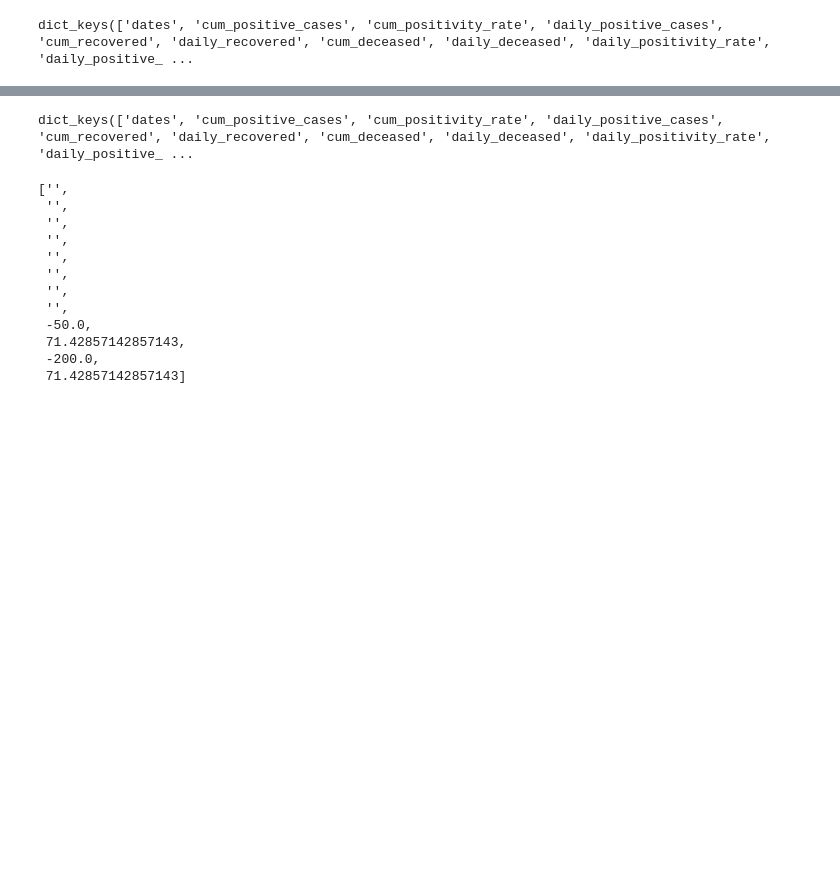
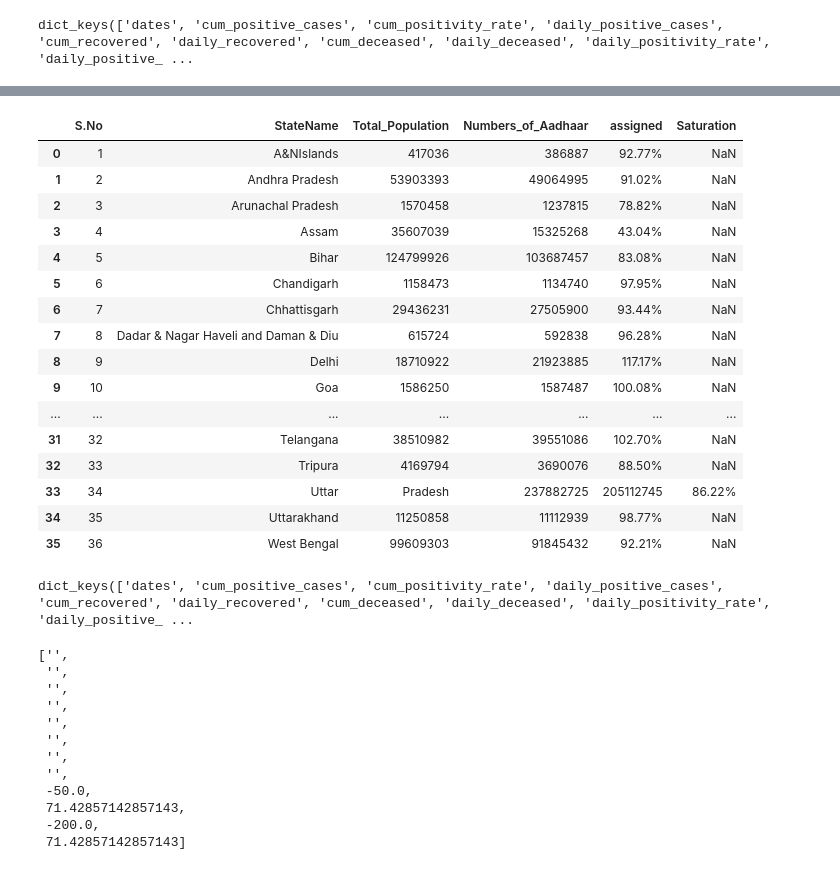
Before and after one commit to aberrantdoc/policydashboard, a Jupyter notebook: district_data/district_demo_correct-V2.ipynb, the cells around one changed output, grey strips where cells are left out. Drawn from its saved outputs; the diff is of its cells as text; code cells hidden in the pictures; blank space fills up the shorter version.

```diff
--- a/district_data/district_demo_correct-V2.ipynb
+++ b/district_data/district_demo_correct-V2.ipynb
@@ -54 +81,22 @@ districts.remove("Aurangabad")
+# %%
+state_population = pd.read_csv("aadhar_population_state.csv")
+state_population
+# %% [output]
+|  | S.No | StateName | Total_Population | Numbers_of_Aadhaar | assigned | Saturation |
+| 0 | 1 | A&NIslands | 417036 | 386887 | 92.77% | NaN |
+| 1 | 2 | Andhra Pradesh | 53903393 | 49064995 | 91.02% | NaN |
+| 2 | 3 | Arunachal Pradesh | 1570458 | 1237815 | 78.82% | NaN |
+| 3 | 4 | Assam | 35607039 | 15325268 | 43.04% | NaN |
+| 4 | 5 | Bihar | 124799926 | 103687457 | 83.08% | NaN |
+| 5 | 6 | Chandigarh | 1158473 | 1134740 | 97.95% | NaN |
+| 6 | 7 | Chhattisgarh | 29436231 | 27505900 | 93.44% | NaN |
+| 7 | 8 | Dadar & Nagar Haveli and Daman & Diu | 615724 | 592838 | 96.28% | NaN |
+| 8 | 9 | Delhi | 18710922 | 21923885 | 117.17% | NaN |
+| 9 | 10 | Goa | 1586250 | 1587487 | 100.08% | NaN |
+| ... | ... | ... | ... | ... | ... | ... |
+| 31 | 32 | Telangana | 38510982 | 39551086 | 102.70% | NaN |
+| 32 | 33 | Tripura | 4169794 | 3690076 | 88.50% | NaN |
+| 33 | 34 | Uttar | Pradesh | 237882725 | 205112745 | 86.22% |
+| 34 | 35 | Uttarakhand | 11250858 | 11112939 | 98.77% | NaN |
+| 35 | 36 | West Bengal | 99609303 | 91845432 | 92.21% | NaN |
 # %%
```
Also changed, not shown: parts of 13 cells of this notebook, 7 other files.
